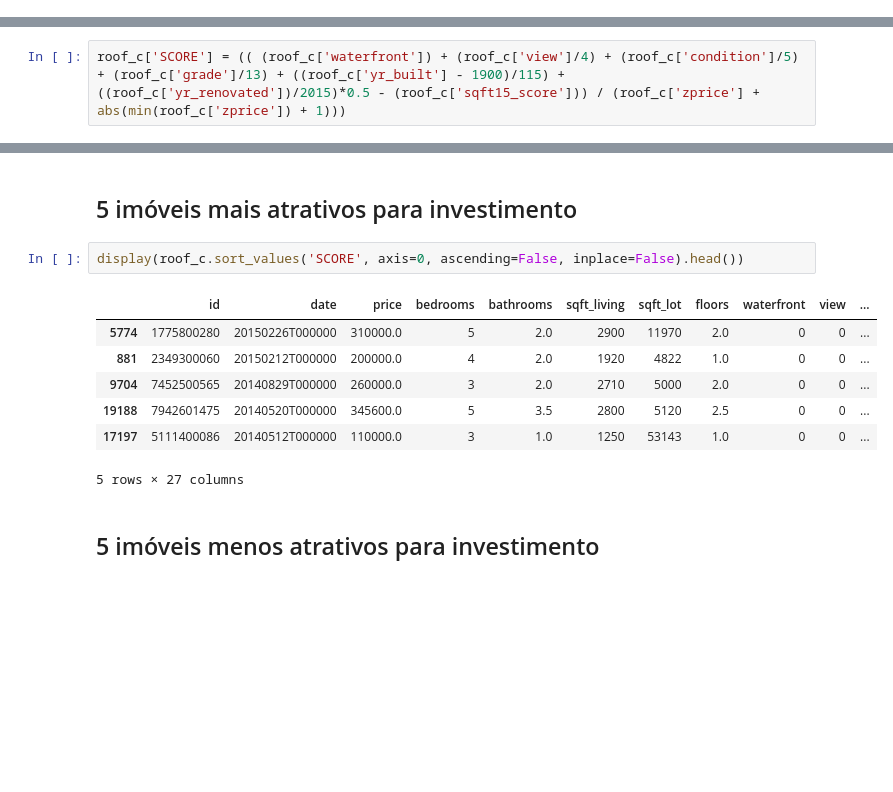
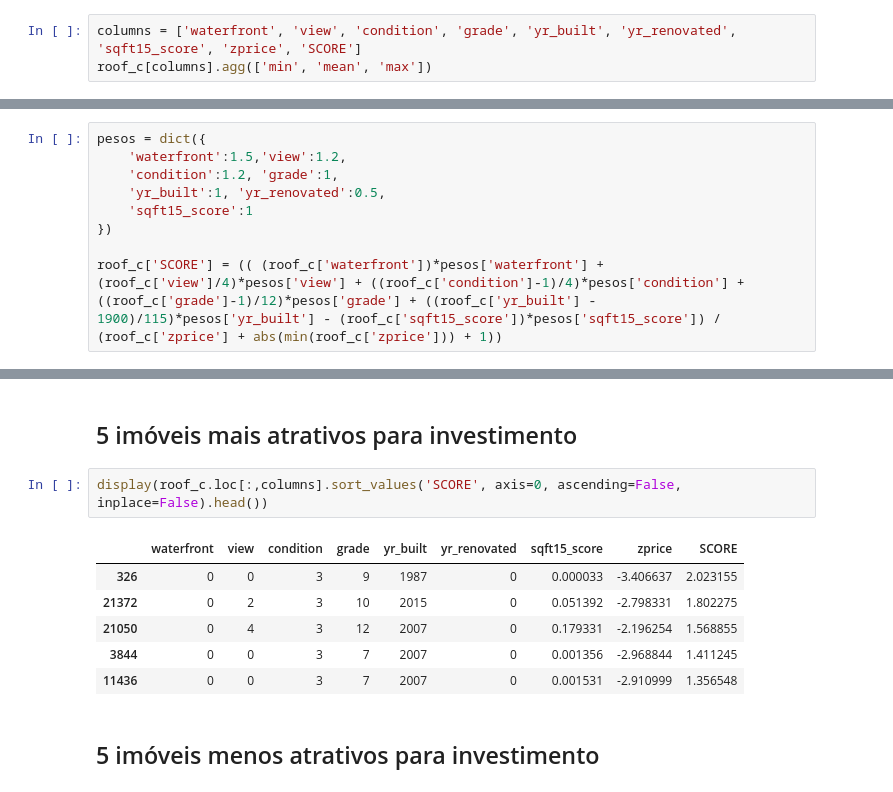
Before and after one commit to mattlamachado/King_County_DNC, a Jupyter notebook: 34012_Roof_Imoveis_1.0.ipynb, the cells around one changed output, grey strips where cells are left out. Drawn from its saved outputs; the diff is of its cells as text; blank space fills up the shorter version.

```diff
--- a/34012_Roof_Imoveis_1.0.ipynb
+++ b/34012_Roof_Imoveis_1.0.ipynb
@@ -33,3 +33,6 @@ Data columns (total 21 columns):
  20  sqft_lot15     21613 non-null  int64
 dtypes: float64(5), int64(15), object(1)
 memory usage: 3.5+ MB
+# %%
+columns = ['waterfront', 'view', 'condition', 'grade', 'yr_built', 'yr_renovated', 'sqft15_score', 'zprice', 'SCORE']
+roof_c[columns].agg(['min', 'mean', 'max'])
@@ -122,4 +134,11 @@ $Score = Log10(( ('waterfront') + ('view'/4) + ('condition'/5) + ('grade'/13) +
 
 As variáveis do numerador ***aumentam o grau de atratividade*** de investimento em um imóvel, exceto ***'sqft15_score'*** o ***z-score*** representa quão distante da média o \$/m<sup>2</sup> está em relação ao King County em geral. ***Dividindo o score pelo z-score***, os imóveis com maiores valores de z-score, ou seja, com ***\$/m<sup>2</sup> muito acima da média, estão superprecificadas e tem seu score reduzido proporcionalmente***, reduzindo a tratividade de investimento.
 # %%
-roof_c['SCORE'] = (( (roof_c['waterfront']) + (roof_c['view']/4) + (roof_c['condition']/5) + (roof_c['grade']/13) + ((roof_c['yr_built'] - 1900)/115) + ((roof_c['yr_renovated'])/2015)*0.5 - (roof_c['sqft15_score'])) / (roof_c['zprice'] + abs(min(roof_c['zprice']) + 1)))
+pesos = dict({
+    'waterfront':1.5,'view':1.2,
+    'condition':1.2, 'grade':1,
+    'yr_built':1, 'yr_renovated':0.5,
+    'sqft15_score':1
+})
+
+roof_c['SCORE'] = (( (roof_c['waterfront'])*pesos['waterfront'] + (roof_c['view']/4)*pesos['view'] + ((roof_c['condition']-1)/4)*pesos['condition'] + ((roof_c['grade']-1)/12)*pesos['grade'] + ((roof_c['yr_built'] - 1900)/115)*pesos['yr_built'] - (roof_c['sqft15_score'])*pesos['sqft15_score']) / (roof_c['zprice'] + abs(min(roof_c['zprice'])) + 1))
@@ -156,15 +191,14 @@ plt.show()
 # %% [markdown]
 ## 5 imóveis mais atrativos para investimento
 # %%
-display(roof_c.sort_values('SCORE', axis=0, ascending=False, inplace=False).head())
+display(roof_c.loc[:,columns].sort_values('SCORE', axis=0, ascending=False, inplace=False).head())
 # %% [output]
-|  | id | date | price | bedrooms | bathrooms | sqft_living | sqft_lot | floors | waterfront | view | ... |
-| 5774 | 1775800280 | 20150226T000000 | 310000.0 | 5 | 2.0 | 2900 | 11970 | 2.0 | 0 | 0 | ... |
-| 881 | 2349300060 | 20150212T000000 | 200000.0 | 4 | 2.0 | 1920 | 4822 | 1.0 | 0 | 0 | ... |
-| 9704 | 7452500565 | 20140829T000000 | 260000.0 | 3 | 2.0 | 2710 | 5000 | 2.0 | 0 | 0 | ... |
-| 19188 | 7942601475 | 20140520T000000 | 345600.0 | 5 | 3.5 | 2800 | 5120 | 2.5 | 0 | 0 | ... |
-| 17197 | 5111400086 | 20140512T000000 | 110000.0 | 3 | 1.0 | 1250 | 53143 | 1.0 | 0 | 0 | ... |
+|  | waterfront | view | condition | grade | yr_built | yr_renovated | sqft15_score | zprice | SCORE |
+| 326 | 0 | 0 | 3 | 9 | 1987 | 0 | 0.000033 | -3.406637 | 2.023155 |
+| 21372 | 0 | 2 | 3 | 10 | 2015 | 0 | 0.051392 | -2.798331 | 1.802275 |
+| 21050 | 0 | 4 | 3 | 12 | 2007 | 0 | 0.179331 | -2.196254 | 1.568855 |
+| 3844 | 0 | 0 | 3 | 7 | 2007 | 0 | 0.001356 | -2.968844 | 1.411245 |
+| 11436 | 0 | 0 | 3 | 7 | 2007 | 0 | 0.001531 | -2.910999 | 1.356548 |
-5 rows × 27 columns
 # %% [markdown]
 ## 5 imóveis menos atrativos para investimento
 # %%
```
Also changed, not shown: parts of 10 cells of this notebook, 8 other files.
